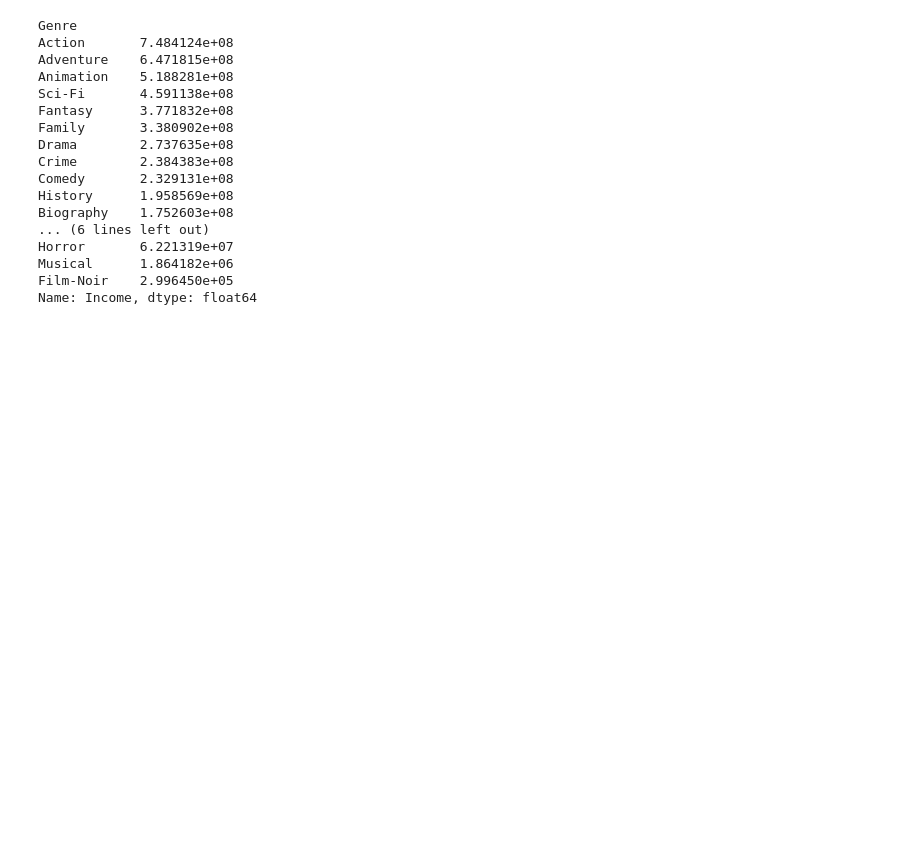
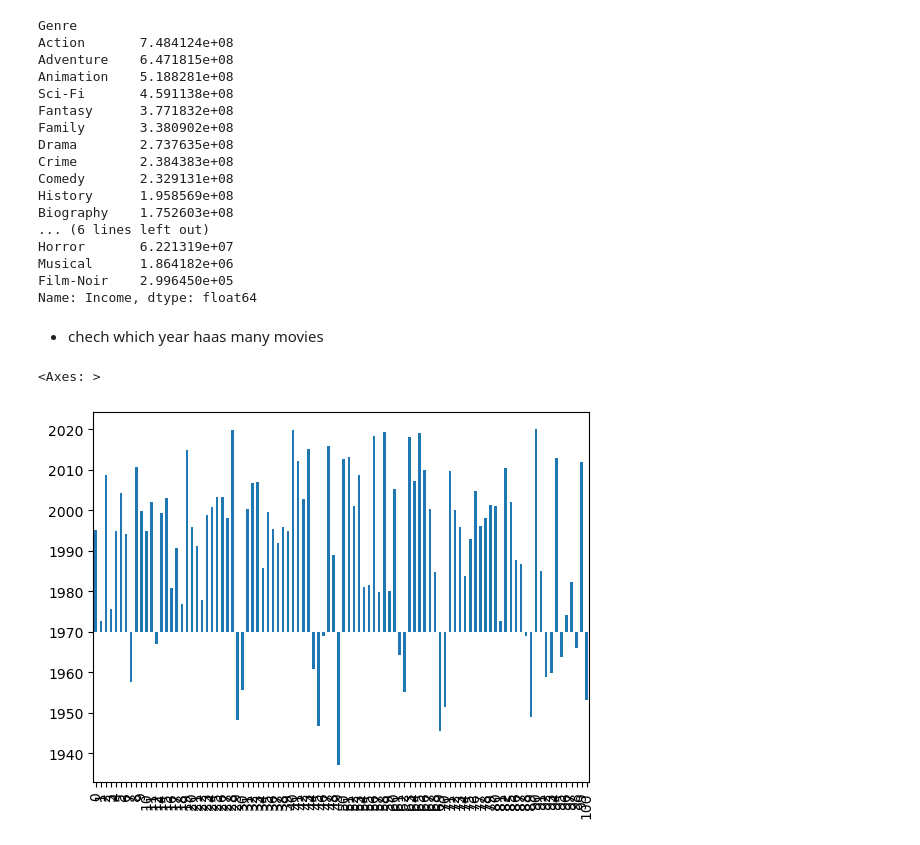
Before and after one commit to Sreesanth-e/EDA, a Jupyter notebook: IMDB/IMDB_EDA.ipynb, the cells around one changed output. Cells and saved outputs as stored; diff of their text form; code cells hidden in the pictures; blank space fills up the shorter version.

```diff
--- a/IMDB/IMDB_EDA.ipynb
+++ b/IMDB/IMDB_EDA.ipynb
@@ -1026,3 +1026,10 @@ Horror       6.221319e+07
 Musical      1.864182e+06
 Film-Noir    2.996450e+05
 Name: Income, dtype: float64
+# %% [markdown]
+ - chech which year haas many movies
+# %%
+df['Release year'].plot(kind='bar')
+# %% [output]
+<Axes: >
+[figure, added]
```
Also changed, not shown: parts of 18 cells of this notebook.
